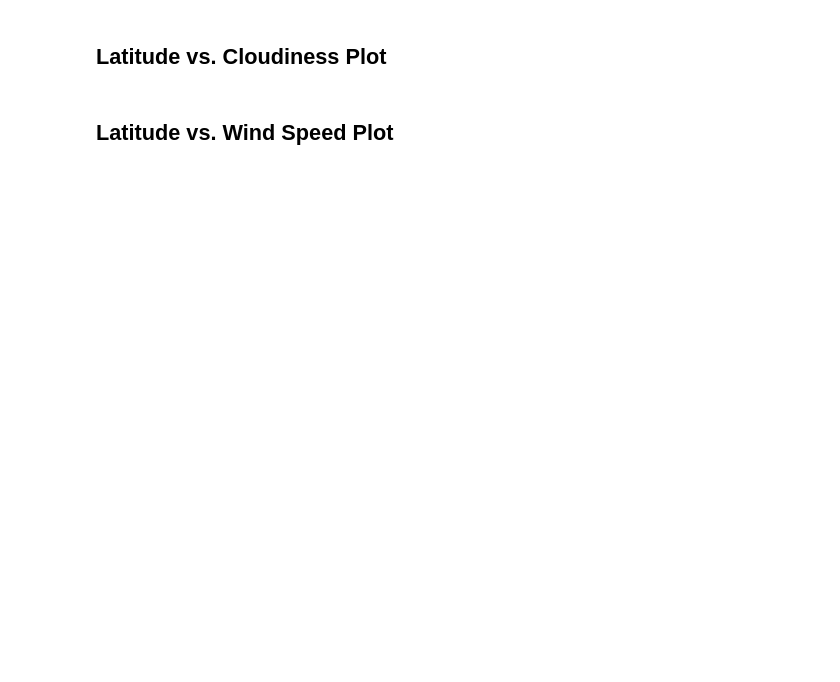
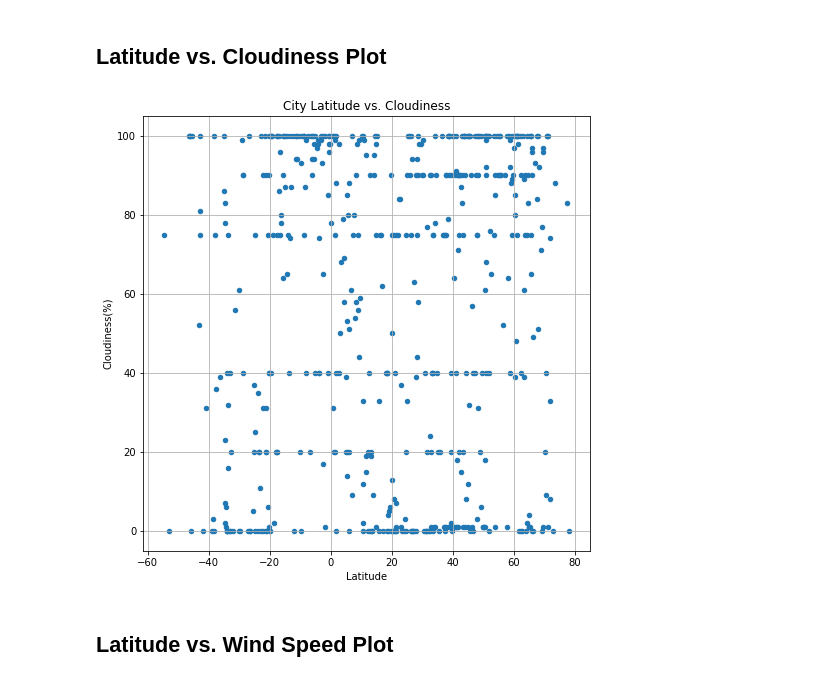
Before and after one commit to Ainash-Toleu/weather-analysis-api, a Jupyter notebook: WeatherPy/WeatherPy.ipynb, the cells around one changed output. Saved outputs shown, nothing was run; the diff lists cells and outputs as text; code cells hidden in the pictures; blank space fills up the shorter version.

```diff
--- a/WeatherPy/WeatherPy.ipynb
+++ b/WeatherPy/WeatherPy.ipynb
@@ -235,4 +285,14 @@ clean_weather_df.describe()
 # %% [markdown]
 ## Latitude vs. Cloudiness Plot
+# %%
+latitude_and_cloudiness = clean_weather_df[['Lat', 'Cloudiness']]
+latitude_and_cloudiness
+latitude_and_cloudiness.plot(kind = "scatter", x = "Lat", y = "Cloudiness", grid = True, figsize = (8,8))
+plt.title ("City Latitude vs. Cloudiness")
+plt.ylabel("Cloudiness(%)")
+plt.xlabel("Latitude")
+plt.show()
+# %% [output]
+[figure, added]
 # %% [markdown]
 ## Latitude vs. Wind Speed Plot
```
Also changed, not shown: parts of 5 cells of this notebook.
